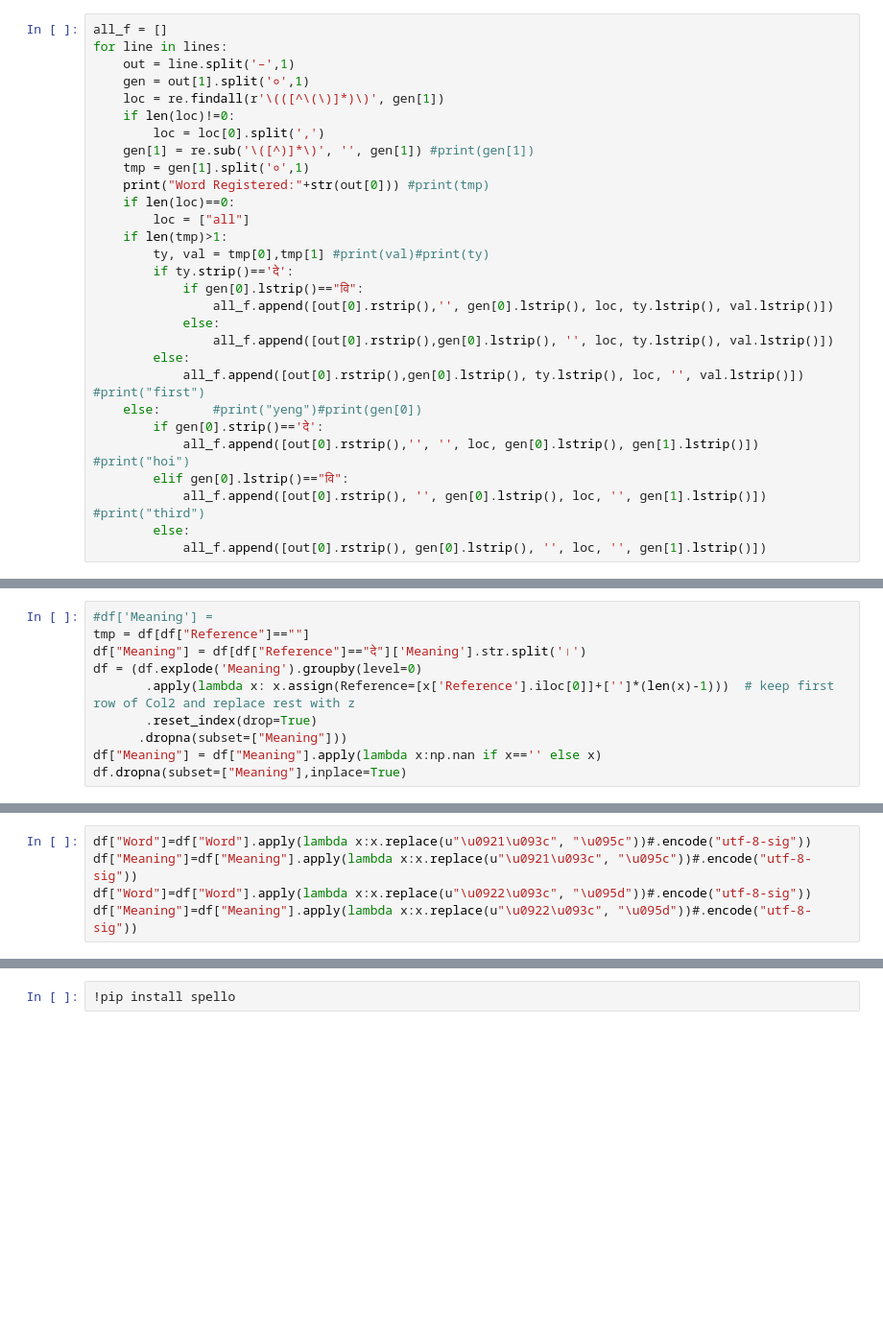
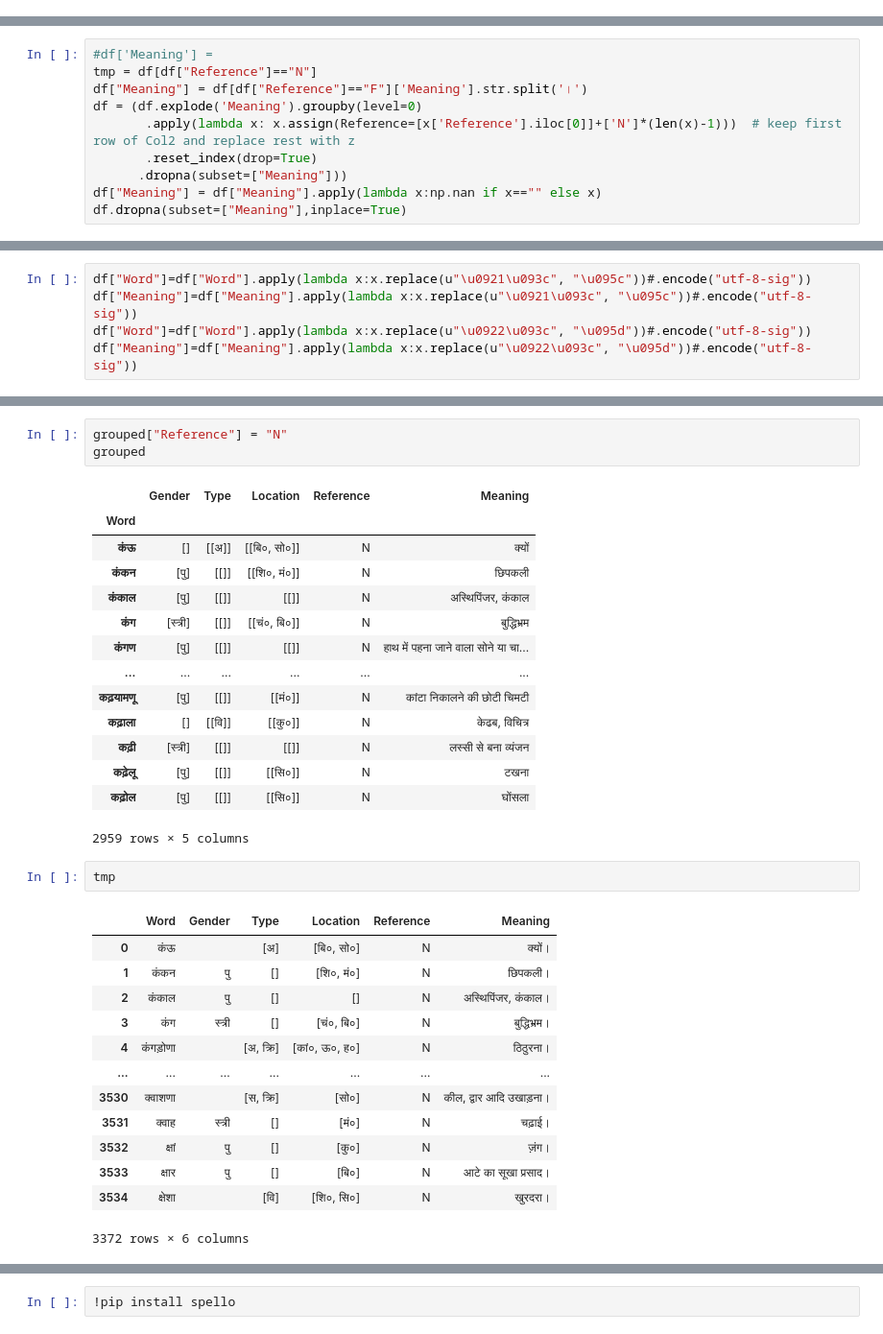
Before and after one commit to nik9hil/NLP-for-Regional-Languages, a Jupyter notebook: NLP for Regional Languages.ipynb, the cells around one changed output, grey strips where cells are left out. Shown at 96% size. Saved outputs shown, nothing was run; the diff lists cells and outputs as text; blank space fills up the shorter version.

```diff
--- a/NLP for Regional Languages.ipynb
+++ b/NLP for Regional Languages.ipynb
@@ -3,32 +3,3 @@ with open('ka.txt', encoding="utf-8-sig") as file:
     lines = [line.rstrip() for line in file]
 # %%
 import re
-# %%
-all_f = []
-for line in lines:
-    out = line.split('–',1)
-    gen = out[1].split('०',1)
-    loc = re.findall(r'\(([^\(\)]*)\)', gen[1])
-    if len(loc)!=0:
-        loc = loc[0].split(',')
-    gen[1] = re.sub('\([^)]*\)', '', gen[1]) #print(gen[1])
-    tmp = gen[1].split('०',1)
-    print("Word Registered:"+str(out[0])) #print(tmp)
-    if len(loc)==0:
-        loc = ["all"]
-    if len(tmp)>1:
-        ty, val = tmp[0],tmp[1] #print(val)#print(ty)
-        if ty.strip()=='दे':
-            if gen[0].lstrip()=="वि":
-                all_f.append([out[0].rstrip(),'', gen[0].lstrip(), loc, ty.lstrip(), val.lstrip()])
-            else:
-                all_f.append([out[0].rstrip(),gen[0].lstrip(), '', loc, ty.lstrip(), val.lstrip()])
-        else:
-            all_f.append([out[0].rstrip(),gen[0].lstrip(), ty.lstrip(), loc, '', val.lstrip()]) #print("first")
-    else:       #print("yeng")#print(gen[0])
-        if gen[0].strip()=='दे':
-            all_f.append([out[0].rstrip(),'', '', loc, gen[0].lstrip(), gen[1].lstrip()]) #print("hoi")
-        elif gen[0].lstrip()=="वि":
-            all_f.append([out[0].rstrip(), '', gen[0].lstrip(), loc, '', gen[1].lstrip()]) #print("third")
-        else:
-            all_f.append([out[0].rstrip(), gen[0].lstrip(), '', loc, '', gen[1].lstrip()])
@@ -89,11 +88,11 @@ s.encode("unicode_escape")
 import numpy as np
 # %%
 #df['Meaning'] =
-tmp = df[df["Reference"]==""]
-df["Meaning"] = df[df["Reference"]=="दे"]['Meaning'].str.split('।')
+tmp = df[df["Reference"]=="N"]
+df["Meaning"] = df[df["Reference"]=="F"]['Meaning'].str.split('।')
 df = (df.explode('Meaning').groupby(level=0)
-       .apply(lambda x: x.assign(Reference=[x['Reference'].iloc[0]]+['']*(len(x)-1)))  # keep first row of Col2 and replace rest with z
+       .apply(lambda x: x.assign(Reference=[x['Reference'].iloc[0]]+['N']*(len(x)-1)))  # keep first row of Col2 and replace rest with z
        .reset_index(drop=True)
       .dropna(subset=["Meaning"]))
-df["Meaning"] = df["Meaning"].apply(lambda x:np.nan if x=='' else x)
+df["Meaning"] = df["Meaning"].apply(lambda x:np.nan if x=="" else x)
 df.dropna(subset=["Meaning"],inplace=True)
@@ -126,2 +153,36 @@ grouped = df[df["Reference"]==''].groupby('Word', as_index=False).agg({'Word':'f
                                    'Meaning':'; '.join})#.drop("Word", inplace=True, axis=1)#.reset_index(drop=True)
 grouped = grouped.set_index('Word')
+# %%
+grouped["Reference"] = "N"
+grouped
+# %% [output]
+|  | Gender | Type | Location | Reference | Meaning |
+| Word |  |  |  |  |  |
+| कंऊ | [] | [[अ]] | [[बि०, सो०]] | N | क्यों |
+| कंकन | [पु] | [[]] | [[शि०, मं०]] | N | छिपकली |
+| कंकाल | [पु] | [[]] | [[]] | N | अस्थिपिंजर, कंकाल |
+| कंग | [स्त्री] | [[]] | [[चं०, बि०]] | N | बुद्धिभ्रम |
+| कंगण | [पु] | [[]] | [[]] | N | हाथ में पहना जाने वाला सोने या चा... |
+| ... | ... | ... | ... | ... | ... |
+| कढ़यामणू | [पु] | [[]] | [[मं०]] | N | कांटा निकालने की छोटी चिमटी |
+| कढ़ाला | [] | [[वि]] | [[कु०]] | N | केढब, विचित्र |
+| कढ़ी | [स्त्री] | [[]] | [[]] | N | लस्सी से बना व्यंजन |
+| कढ़ेलू | [पु] | [[]] | [[सि०]] | N | टखना |
+| कढ़ोल | [पु] | [[]] | [[सि०]] | N | घोंसला |
+2959 rows × 5 columns
+# %%
+tmp
+# %% [output]
+|  | Word | Gender | Type | Location | Reference | Meaning |
+| 0 | कंऊ |  | [अ] | [बि०, सो०] | N | क्यों। |
+| 1 | कंकन | पु | [] | [शि०, मं०] | N | छिपकली। |
+| 2 | कंकाल | पु | [] | [] | N | अस्थिपिंजर, कंकाल। |
+| 3 | कंग | स्त्री | [] | [चं०, बि०] | N | बुद्धिभ्रम। |
+| 4 | कंगड़ोणा |  | [अ, क्रि] | [कां०, ऊ०, ह०] | N | ठिठुरना। |
+| ... | ... | ... | ... | ... | ... | ... |
+| 3530 | क्वाशणा |  | [स, क्रि] | [सो०] | N | कील, द्वार आदि उखाड़ना। |
+| 3531 | क्वाह | स्त्री | [] | [मं०] | N | चढ़ाई। |
+| 3532 | क्षां | पु | [] | [कु०] | N | ज़ंग। |
+| 3533 | क्षार | पु | [] | [बि०] | N | आटे का सूखा प्रसाद। |
+| 3534 | क्षेशा |  | [वि] | [शि०, सि०] | N | खुरदरा। |
+3372 rows × 6 columns
```
Also changed, not shown: parts of 55 cells of this notebook.
